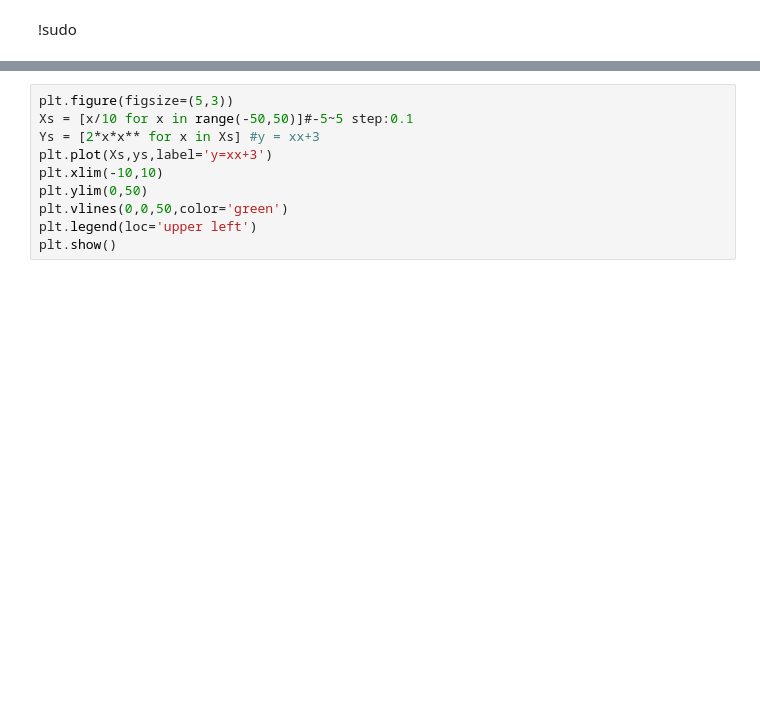
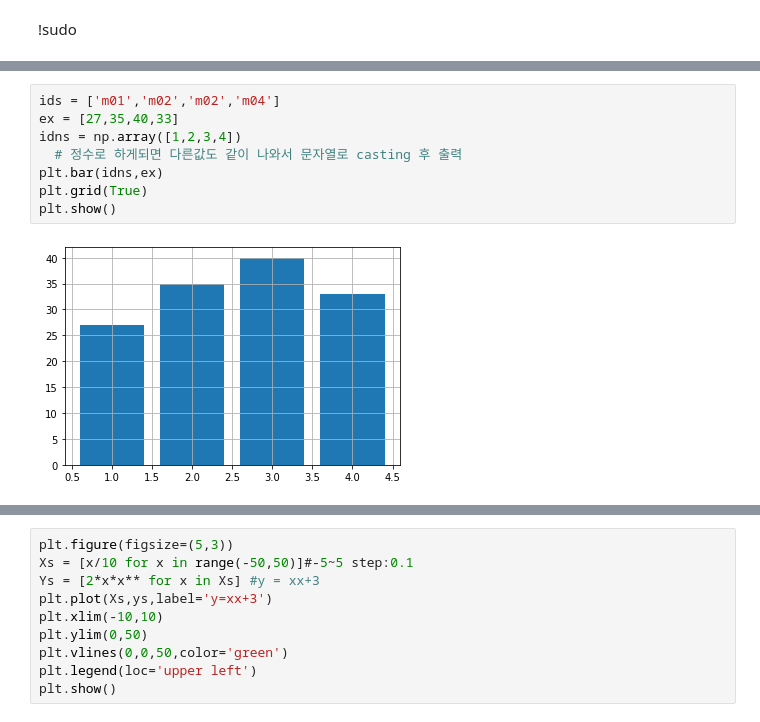
Before and after one commit to beomseokwee/pythonBigData, a Jupyter notebook: 분석시각화4일차.ipynb, the cells around one changed output, grey strips where cells are left out. Saved outputs shown, nothing was run; the diff lists cells and outputs as text; blank space fills up the shorter version.

```diff
--- a/분석시각화4일차.ipynb
+++ b/분석시각화4일차.ipynb
@@ -144,0 +152,10 @@ plt.show()
+# %%
+ids = ['m01','m02','m02','m04']
+ex = [27,35,40,33]
+idns = np.array([1,2,3,4])
+  # 정수로 하게되면 다른값도 같이 나와서 문자열로 casting 후 출력
+plt.bar(idns,ex)
+plt.grid(True)
+plt.show()
+# %% [output]
+[figure, added]
```
Also changed, not shown: parts of 32 cells of this notebook.
